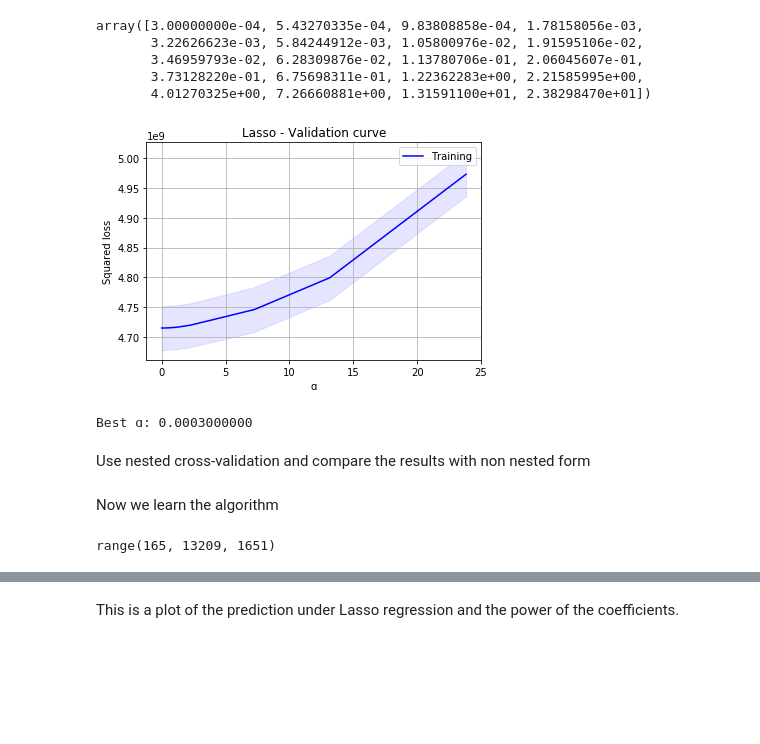
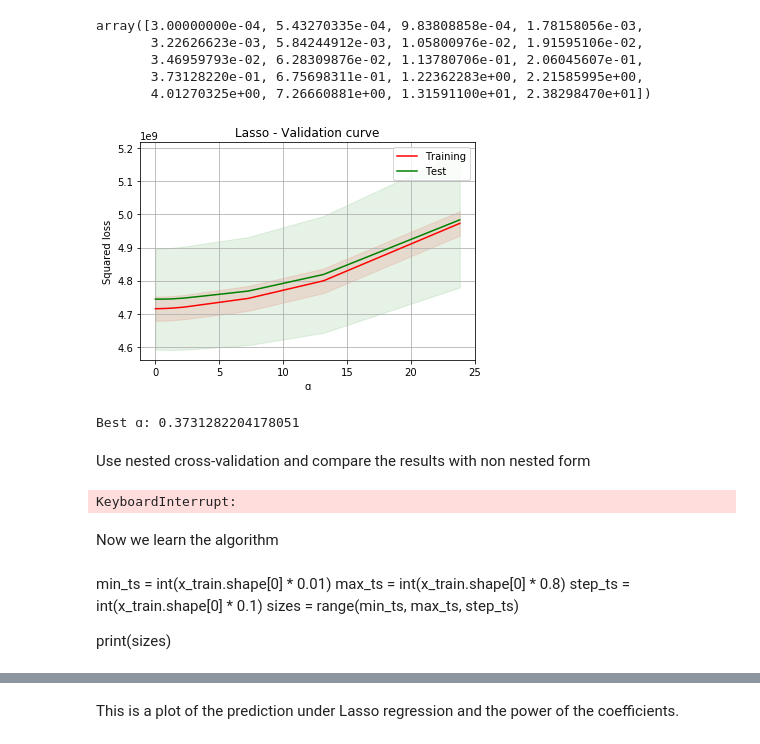
Before and after one commit to mikymaione/HousingPrices, a Jupyter notebook: SourceCode/HousingPrices/Jupyter - Housing prices .ipynb, the cells around one changed output, grey strips where cells are left out. Drawn from its saved outputs; the diff is of its cells as text; code cells hidden in the pictures; blank space fills up the shorter version.

```diff
--- a/SourceCode/HousingPrices/Jupyter - Housing prices .ipynb
+++ b/SourceCode/HousingPrices/Jupyter - Housing prices .ipynb
@@ -102,8 +103,8 @@ The coefficient R² is defined as $ 1 - {u \over v} $, where u is the residual s
 # %%
-scoring = 'r2'
-scoring_neg = False
-scoring_label = 'R²'
-scoring_label_loss = 'R²'
+#scoring = 'r2'
+#scoring_neg = False
+#scoring_label = 'R²'
+#scoring_label_loss = 'R²'
 
 scoring = 'neg_mean_squared_error'
 scoring_neg = True
@@ -354,12 +353,16 @@ range(165, 13209, 1651)
 # %%
-train_size, train_score, test_scores = learning_curve(ridge, x_train, y_train, train_sizes=sizes, shuffle=True, random_state=1986, scoring=scoring, n_jobs=-1)
+train_score, test_scores = validation_curve(ridge, x_train, y_train, param_name="alpha", param_range=alphas, scoring=scoring, n_jobs=-1)
 
 Plotting.plotAreaMeanStd(
-    'Ridge - Learning curve',
-    train_size,
+    'Ridge - Validation curve',
+    alphas,
     [train_score, test_scores],
     scoring_neg,
     ['Training', 'Test'],
     ['r', 'g'],
-    'Training size',
+    'ɑ',
     scoring_label_loss)
+
+best_ɑ = alphas[numpy.argmax(test_scores.mean(axis=1))]
+ridge.alpha = best_ɑ
+print('Best ɑ:', best_ɑ)
@@ -416,27 +408,29 @@ array([3.00000000e-04, 5.43270335e-04, 9.83808858e-04, 1.78158056e-03,
 # %%
 train_score, test_scores = validation_curve(lasso, x_train, y_train, param_name="alpha", param_range=alphas, scoring=scoring, n_jobs=-1)
 
-Plotting.plotAreaMeanStd1(
+Plotting.plotAreaMeanStd(
     'Lasso - Validation curve',
     alphas,
-    train_score,
+    [train_score, test_scores],
     scoring_neg,
-    'Training',
-    'b',
+    ['Training', 'Test'],
+    ['r', 'g'],
     'ɑ',
     scoring_label_loss)
 
-best_ɑ = alphas[numpy.argmax(train_score.mean(axis=1))]
-lasso.alpha = best_ɑ
-print('Best ɑ:', "{:.10f}".format(best_ɑ))
+best_ɑ = alphas[numpy.argmax(test_scores.mean(axis=1))]
+ridge.alpha = best_ɑ
+print('Best ɑ:', best_ɑ)
 # %% [output]
-[figure, old version]
+[figure, new version]
-Best ɑ: 0.0003000000
+Best ɑ: 0.3731282204178051
 # %% [markdown]
 Use nested cross-validation and compare the results with non nested form
 # %%
 lasso.alphas = alphas
 lasso.nestedCrossValidationKFold(x_train, y_train)
+# %% [output]
+KeyboardInterrupt:
 # %%
 Plotting.plotNestedCrossVal(
     lasso.nested_cross_validation_trials,
@@ -445,15 +439,13 @@ Plotting.plotNestedCrossVal(
     lasso.score_difference)
 # %% [markdown]
 Now we learn the algorithm
-# %%
-min_ts = int(x_train.shape[0] * 0.01)
-max_ts = int(x_train.shape[0] * 0.8)
-step_ts = int(x_train.shape[0] * 0.1)
-sizes = range(min_ts, max_ts, step_ts)
-
-print(sizes)
-# %% [output]
-range(165, 13209, 1651)
+# %% [markdown]
+min_ts = int(x_train.shape[0] * 0.01)
+max_ts = int(x_train.shape[0] * 0.8)
+step_ts = int(x_train.shape[0] * 0.1)
+sizes = range(min_ts, max_ts, step_ts)
+
+print(sizes)
 # %%
 train_size, train_score, test_scores = learning_curve(lasso, x_train, y_train, train_sizes=sizes, shuffle=True, random_state=1986, scoring=scoring, n_jobs=-1)
 
```
Also changed, not shown: parts of 20 cells of this notebook.
